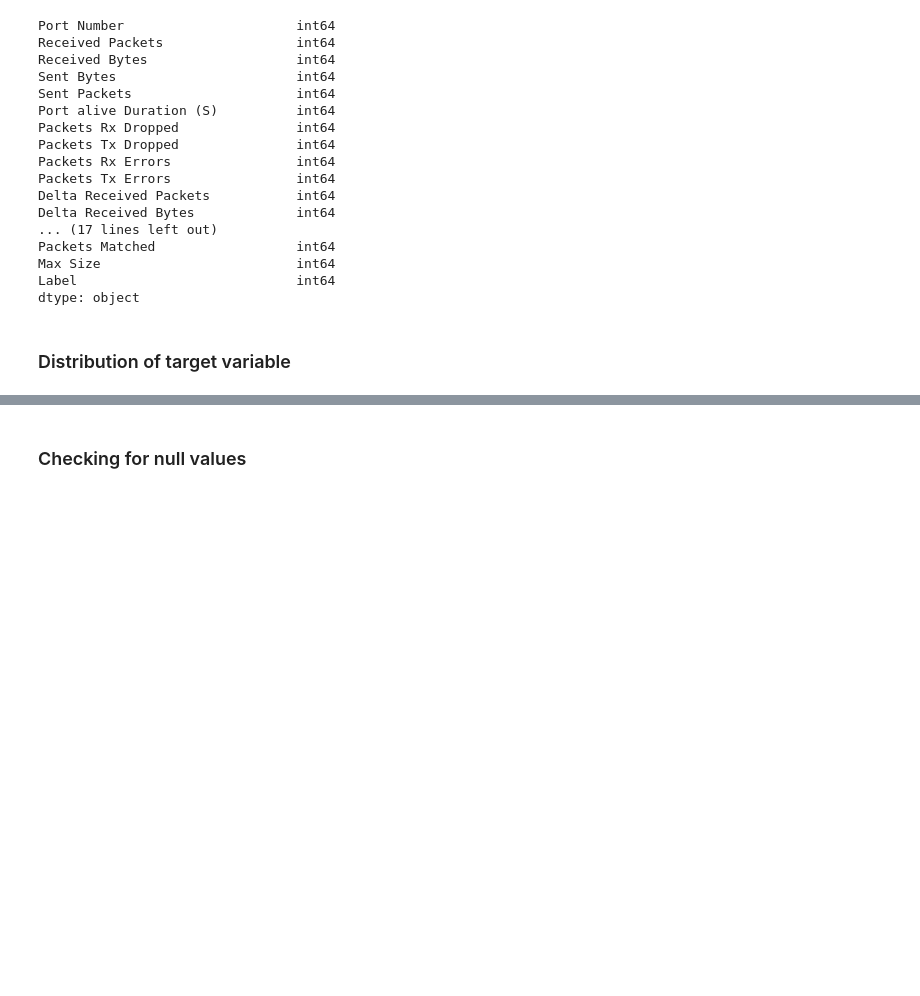
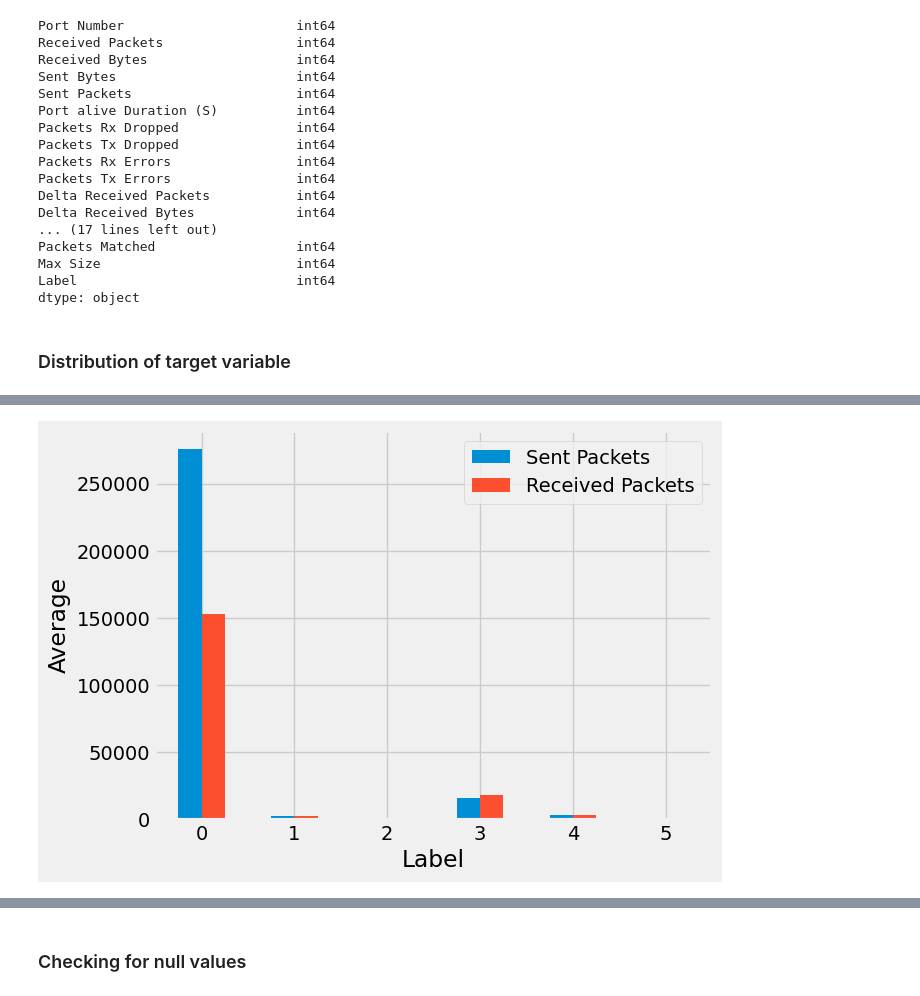
Before and after one commit to ysaidheeraj/Network-Intrusion-Prediction, a Jupyter notebook: network_intrusion_prediction.ipynb, the cells around one changed output, grey strips where cells are left out. Drawn from its saved outputs; the diff is of its cells as text; code cells hidden in the pictures; blank space fills up the shorter version.

Commit message:
added graphs

```diff
--- a/network_intrusion_prediction.ipynb
+++ b/network_intrusion_prediction.ipynb
@@ -123,0 +137,9 @@ fig.show()
+# %%
+bar1_df = input_df.groupby(['Label']).agg({'Sent Packets':'mean',
+                                           'Received Packets':'mean'})
+bar1_df.plot(kind='bar')
+plt.xticks(rotation=0)
+plt.ylabel('Average')
+plt.show()
+# %% [output]
+[figure, added]
```
Also changed, not shown: parts of 6 cells of this notebook.
